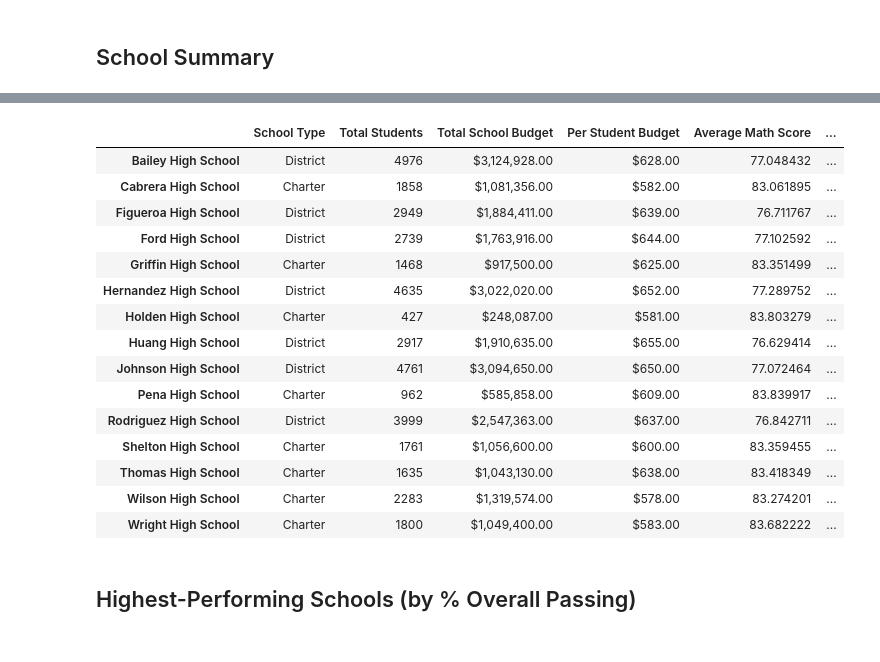
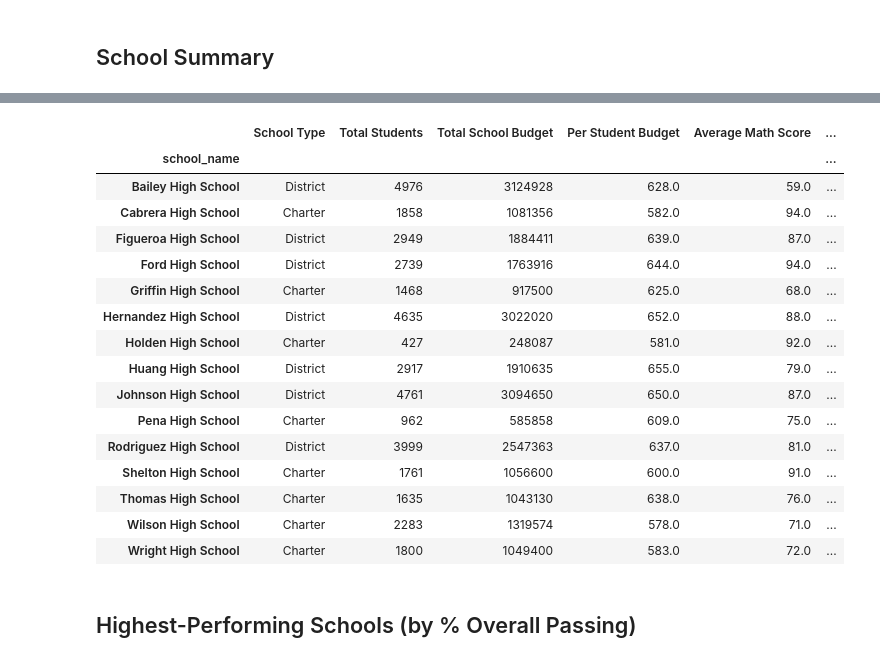
Before and after one commit to ritikadc/pandas-challenge, a Jupyter notebook: PyCitySchools/PyCitySchools_starter.ipynb, the cells around one changed output, grey strips where cells are left out. Saved outputs shown, nothing was run; the diff lists cells and outputs as text; code cells hidden in the pictures.

```diff
--- a/PyCitySchools/PyCitySchools_starter.ipynb
+++ b/PyCitySchools/PyCitySchools_starter.ipynb
@@ -103,4 +154,11 @@ per_school_counts =
 # %%
-# Calculate the total school budget and per capita spending per school
-per_school_budget =
-per_school_capita =
+# Calculate the total school budget and per capita spending per school from school_data
+per_school_budget = unique_schools.groupby('school_name')['budget'].sum()
+#per_school_capita = school_data['budget] / school_data['size']
+per_school_budget
+per_school_capita = per_school_budget / per_school_counts
+per_school_capita = per_school_capita.tolist()
+per_school_capita = pd.DataFrame(per_school_capita)
+per_school_capita = per_school_capita[0]
+per_school_capita = per_school_capita.tolist()
+per_school_capita
@@ -107,4 +181,7 @@ per_school_capita =
 # %%
-# Calculate the average test scores per school
-per_school_math =
-per_school_reading =
+# Calculate the average test scores per school from school_data_complete
+per_school_math = unique_schools.groupby('school_name')['math_score'].mean()
+
+per_school_reading = unique_schools.groupby('school_name')['reading_score'].mean()
+
+print(f"Average Reading Scores: {per_school_reading}\nAverage Math Scores: {per_school_math}")
@@ -111,4 +206,5 @@ per_school_reading =
 # %%
-# Calculate the number of students per school with math scores of 70 or higher
-students_passing_math =
-school_students_passing_math =
+# Calculate the number of students per school with math scores of 70 or higher from school_data_complete
+students_passing_math = school_data_complete[(school_data_complete["math_score"] >= 70)]
+school_students_passing_math = students_passing_math.groupby('school_name')['math_score'].size()
+school_students_passing_math
@@ -115,4 +229,5 @@ school_students_passing_math =
 # %%
-# Calculate the number of students per school with reading scores of 70 or higher
-students_passing_reading =
-school_students_passing_reading =
+# Calculate the number of students per school with reading scores of 70 or higher from school_data_complete
+students_passing_reading = school_data_complete[(school_data_complete['reading_score'] >=70)]
+school_students_passing_reading = students_passing_reading.groupby('school_name')['reading_score'].size()
+school_students_passing_reading
@@ -129,31 +281,32 @@ per_school_passing_reading = school_students_passing_reading / per_school_counts
 overall_passing_rate = school_students_passing_math_and_reading / per_school_counts * 100
 # %%
 # Create a DataFrame called `per_school_summary` with columns for the calculations above.
-per_school_summary =
+per_school_summary = pd.DataFrame({'School Type': school_types, 'Total Students': per_school_counts, 'Total School Budget': per_school_budget, 'Per Student Budget': per_school_capita, 'Average Math Score': per_school_math, 'Average Reading Score': per_school_reading, '% Passing Math': per_school_passing_math, '% Passing Reading': per_school_passing_reading, '% Overall Passing': overall_passing_rate})
 
 # Formatting
-per_school_summary["Total School Budget"] = per_school_summary["Total School Budget"].map("${:,.2f}".format)
-per_school_summary["Per Student Budget"] = per_school_summary["Per Student Budget"].map("${:,.2f}".format)
+# per_school_summary["Total School Budget"] = per_school_summary["Total School Budget"].map("${:,.2f}".format)
+# per_school_summary["Per Student Budget"] = per_school_summary["Per Student Budget"].map("${:,.2f}".format)
 
 # Display the DataFrame
 per_school_summary
 # %% [output]
 |  | School Type | Total Students | Total School Budget | Per Student Budget | Average Math Score | ... |
-| Bailey High School | District | 4976 | $3,124,928.00 | $628.00 | 77.048432 | ... |
-| Cabrera High School | Charter | 1858 | $1,081,356.00 | $582.00 | 83.061895 | ... |
-| Figueroa High School | District | 2949 | $1,884,411.00 | $639.00 | 76.711767 | ... |
-| Ford High School | District | 2739 | $1,763,916.00 | $644.00 | 77.102592 | ... |
-| Griffin High School | Charter | 1468 | $917,500.00 | $625.00 | 83.351499 | ... |
-| Hernandez High School | District | 4635 | $3,022,020.00 | $652.00 | 77.289752 | ... |
-| Holden High School | Charter | 427 | $248,087.00 | $581.00 | 83.803279 | ... |
-| Huang High School | District | 2917 | $1,910,635.00 | $655.00 | 76.629414 | ... |
-| Johnson High School | District | 4761 | $3,094,650.00 | $650.00 | 77.072464 | ... |
-| Pena High School | Charter | 962 | $585,858.00 | $609.00 | 83.839917 | ... |
-| Rodriguez High School | District | 3999 | $2,547,363.00 | $637.00 | 76.842711 | ... |
-| Shelton High School | Charter | 1761 | $1,056,600.00 | $600.00 | 83.359455 | ... |
-| Thomas High School | Charter | 1635 | $1,043,130.00 | $638.00 | 83.418349 | ... |
-| Wilson High School | Charter | 2283 | $1,319,574.00 | $578.00 | 83.274201 | ... |
-| Wright High School | Charter | 1800 | $1,049,400.00 | $583.00 | 83.682222 | ... |
+| school_name |  |  |  |  |  | ... |
+| Bailey High School | District | 4976 | 3124928 | 628.0 | 59.0 | ... |
+| Cabrera High School | Charter | 1858 | 1081356 | 582.0 | 94.0 | ... |
+| Figueroa High School | District | 2949 | 1884411 | 639.0 | 87.0 | ... |
+| Ford High School | District | 2739 | 1763916 | 644.0 | 94.0 | ... |
+| Griffin High School | Charter | 1468 | 917500 | 625.0 | 68.0 | ... |
+| Hernandez High School | District | 4635 | 3022020 | 652.0 | 88.0 | ... |
+| Holden High School | Charter | 427 | 248087 | 581.0 | 92.0 | ... |
+| Huang High School | District | 2917 | 1910635 | 655.0 | 79.0 | ... |
+| Johnson High School | District | 4761 | 3094650 | 650.0 | 87.0 | ... |
+| Pena High School | Charter | 962 | 585858 | 609.0 | 75.0 | ... |
+| Rodriguez High School | District | 3999 | 2547363 | 637.0 | 81.0 | ... |
+| Shelton High School | Charter | 1761 | 1056600 | 600.0 | 91.0 | ... |
+| Thomas High School | Charter | 1635 | 1043130 | 638.0 | 76.0 | ... |
+| Wilson High School | Charter | 2283 | 1319574 | 578.0 | 71.0 | ... |
+| Wright High School | Charter | 1800 | 1049400 | 583.0 | 72.0 | ... |
 # %% [markdown]
 ## Highest-Performing Schools (by % Overall Passing)
 # %%
```
Also changed, not shown: parts of 26 cells of this notebook.
